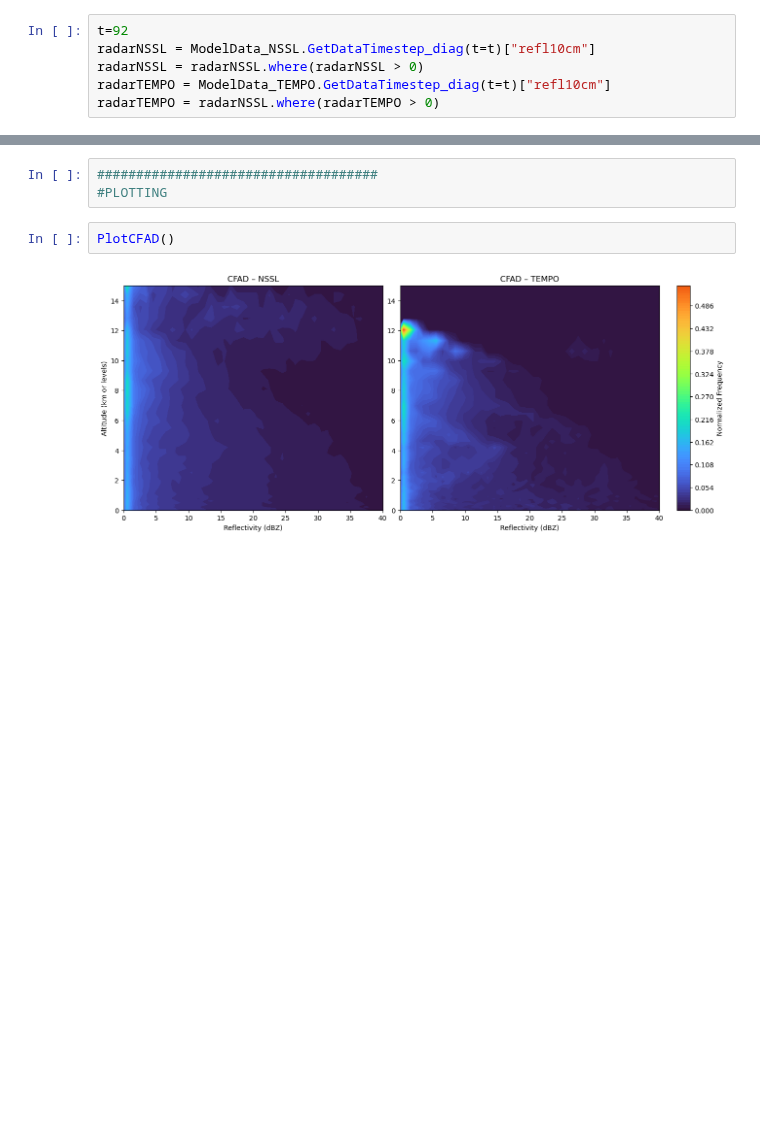
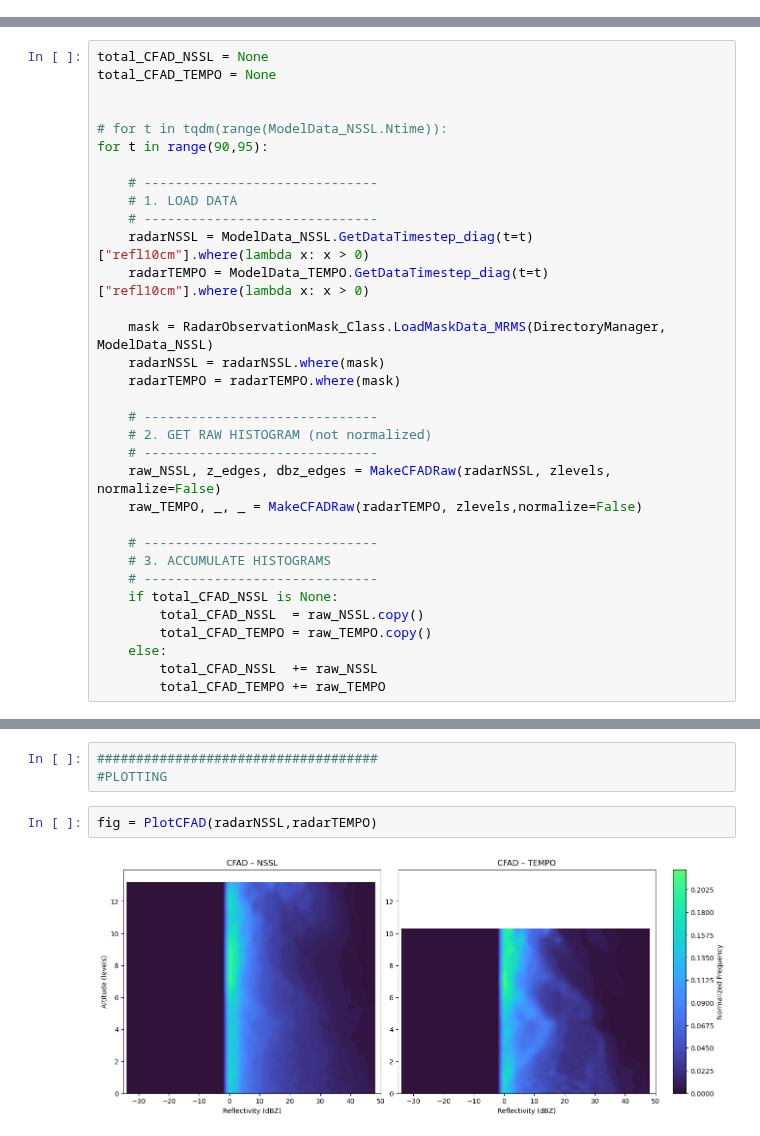
Before and after one commit to torrilab/Regional-MPAS-Project, a Jupyter notebook: CodeFiles/DataAnalysis/Observation_Data/TRACER/RadarComparison/ComparingCFADs.ipynb, the cells around one changed output, grey strips where cells are left out. Drawn from its saved outputs; the diff is of its cells as text; blank space fills up the shorter version.

```diff
--- a/CodeFiles/DataAnalysis/Observation_Data/TRACER/RadarComparison/ComparingCFADs.ipynb
+++ b/CodeFiles/DataAnalysis/Observation_Data/TRACER/RadarComparison/ComparingCFADs.ipynb
@@ -112,9 +112,3 @@ from CLASSES_Plotting import ContourPlotting_Class
 # %%
 ####################################
 #DATA LOADING
-# %%
-t=92
-radarNSSL = ModelData_NSSL.GetDataTimestep_diag(t=t)["refl10cm"]
-radarNSSL = radarNSSL.where(radarNSSL > 0)
-radarTEMPO = ModelData_TEMPO.GetDataTimestep_diag(t=t)["refl10cm"]
-radarTEMPO = radarNSSL.where(radarTEMPO > 0)
@@ -192,0 +463,33 @@ def CreateCFAD(radarData, bin_levels=(-35, 85), minValue=0,
+# %%
+total_CFAD_NSSL = None
+total_CFAD_TEMPO = None
+
+
+# for t in tqdm(range(ModelData_NSSL.Ntime)):
+for t in range(90,95):
+
+    # ------------------------------
+    # 1. LOAD DATA
+    # ------------------------------
+    radarNSSL = ModelData_NSSL.GetDataTimestep_diag(t=t)["refl10cm"].where(lambda x: x > 0)
+    radarTEMPO = ModelData_TEMPO.GetDataTimestep_diag(t=t)["refl10cm"].where(lambda x: x > 0)
+
+    mask = RadarObservationMask_Class.LoadMaskData_MRMS(DirectoryManager, ModelData_NSSL)
+    radarNSSL = radarNSSL.where(mask)
+    radarTEMPO = radarTEMPO.where(mask)
+
+    # ------------------------------
+    # 2. GET RAW HISTOGRAM (not normalized)
+    # ------------------------------
+    raw_NSSL, z_edges, dbz_edges = MakeCFADRaw(radarNSSL, zlevels, normalize=False)
+    raw_TEMPO, _, _ = MakeCFADRaw(radarTEMPO, zlevels,normalize=False)
+
+    # ------------------------------
+    # 3. ACCUMULATE HISTOGRAMS
+    # ------------------------------
+    if total_CFAD_NSSL is None:
+        total_CFAD_NSSL  = raw_NSSL.copy()
+        total_CFAD_TEMPO = raw_TEMPO.copy()
+    else:
+        total_CFAD_NSSL  += raw_NSSL
+        total_CFAD_TEMPO += raw_TEMPO
@@ -274,6 +623,6 @@ def PlotCFAD(cmap='turbo'):
 ####################################
 #PLOTTING
 # %%
-PlotCFAD()
+fig = PlotCFAD(radarNSSL,radarTEMPO)
 # %% [output]
-[figure, old version]
+[figure, new version]
```
Also changed, not shown: parts of 12 cells of this notebook, 5 other files.
